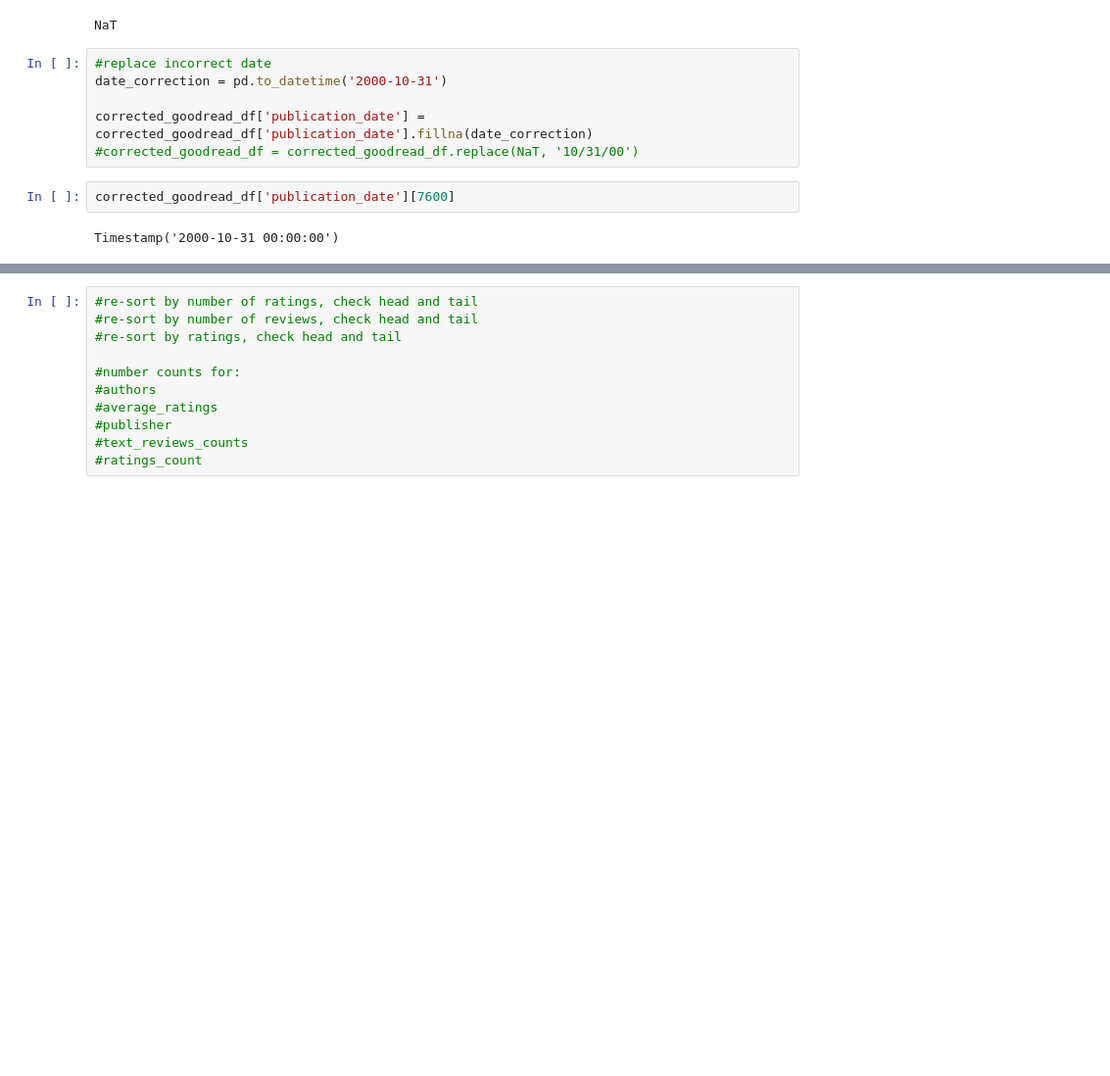
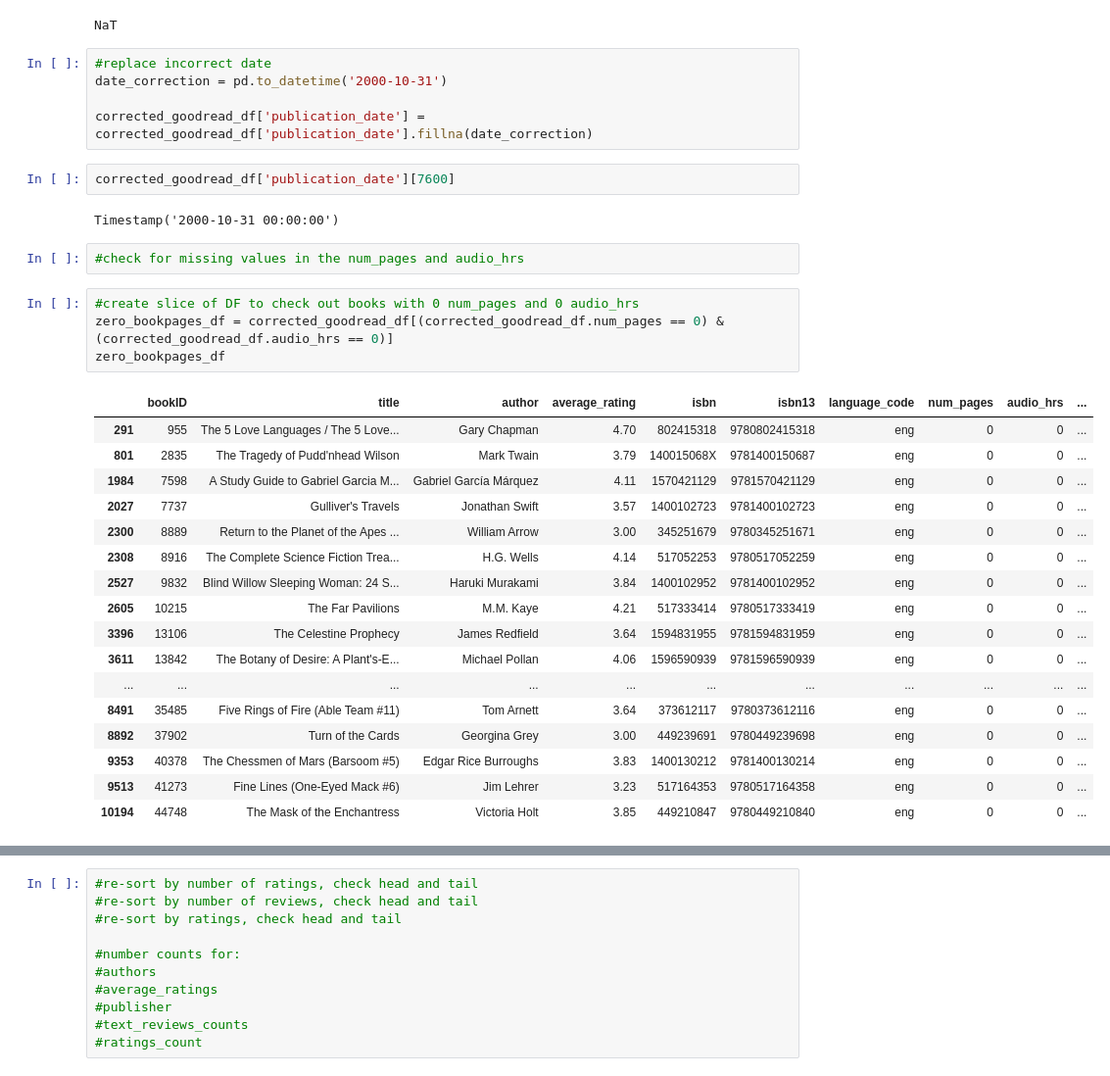
Before and after one commit to jfrankbryant/data-science-blog-post, a Jupyter notebook: DataScienceBlogPost_Books.ipynb, the cells around one changed output, grey strips where cells are left out. Shown: that part at 98% size. Saved outputs shown, nothing was run; the diff lists cells and outputs as text; blank space fills up the shorter version.

```diff
--- a/DataScienceBlogPost_Books.ipynb
+++ b/DataScienceBlogPost_Books.ipynb
@@ -481,8 +482,31 @@ NaT
 date_correction = pd.to_datetime('2000-10-31')
 
 corrected_goodread_df['publication_date'] = corrected_goodread_df['publication_date'].fillna(date_correction)
-#corrected_goodread_df = corrected_goodread_df.replace(NaT, '10/31/00')
 # %%
 corrected_goodread_df['publication_date'][7600]
 # %% [output]
 Timestamp('2000-10-31 00:00:00')
+# %%
+#check for missing values in the num_pages and audio_hrs
+# %%
+#create slice of DF to check out books with 0 num_pages and 0 audio_hrs
+zero_bookpages_df = corrected_goodread_df[(corrected_goodread_df.num_pages == 0) & (corrected_goodread_df.audio_hrs == 0)]
+zero_bookpages_df
+# %% [output]
+|  | bookID | title | author | average_rating | isbn | isbn13 | language_code | num_pages | audio_hrs | ... |
+| 291 | 955 | The 5 Love Languages / The 5 Love... | Gary Chapman | 4.70 | 802415318 | 9780802415318 | eng | 0 | 0 | ... |
+| 801 | 2835 | The Tragedy of Pudd'nhead Wilson | Mark Twain | 3.79 | 140015068X | 9781400150687 | eng | 0 | 0 | ... |
+| 1984 | 7598 | A Study Guide to Gabriel Garcia M... | Gabriel García Márquez | 4.11 | 1570421129 | 9781570421129 | eng | 0 | 0 | ... |
+| 2027 | 7737 | Gulliver's Travels | Jonathan Swift | 3.57 | 1400102723 | 9781400102723 | eng | 0 | 0 | ... |
+| 2300 | 8889 | Return to the Planet of the Apes ... | William Arrow | 3.00 | 345251679 | 9780345251671 | eng | 0 | 0 | ... |
+| 2308 | 8916 | The Complete Science Fiction Trea... | H.G. Wells | 4.14 | 517052253 | 9780517052259 | eng | 0 | 0 | ... |
+| 2527 | 9832 | Blind Willow Sleeping Woman: 24 S... | Haruki Murakami | 3.84 | 1400102952 | 9781400102952 | eng | 0 | 0 | ... |
+| 2605 | 10215 | The Far Pavilions | M.M. Kaye | 4.21 | 517333414 | 9780517333419 | eng | 0 | 0 | ... |
+| 3396 | 13106 | The Celestine Prophecy | James Redfield | 3.64 | 1594831955 | 9781594831959 | eng | 0 | 0 | ... |
+| 3611 | 13842 | The Botany of Desire: A Plant's-E... | Michael Pollan | 4.06 | 1596590939 | 9781596590939 | eng | 0 | 0 | ... |
+| ... | ... | ... | ... | ... | ... | ... | ... | ... | ... | ... |
+| 8491 | 35485 | Five Rings of Fire (Able Team #11) | Tom Arnett | 3.64 | 373612117 | 9780373612116 | eng | 0 | 0 | ... |
+| 8892 | 37902 | Turn of the Cards | Georgina Grey | 3.00 | 449239691 | 9780449239698 | eng | 0 | 0 | ... |
+| 9353 | 40378 | The Chessmen of Mars (Barsoom #5) | Edgar Rice Burroughs | 3.83 | 1400130212 | 9781400130214 | eng | 0 | 0 | ... |
+| 9513 | 41273 | Fine Lines (One-Eyed Mack #6) | Jim Lehrer | 3.23 | 517164353 | 9780517164358 | eng | 0 | 0 | ... |
+| 10194 | 44748 | The Mask of the Enchantress | Victoria Holt | 3.85 | 449210847 | 9780449210840 | eng | 0 | 0 | ... |
```
Also changed, not shown: parts of 23 cells of this notebook.
